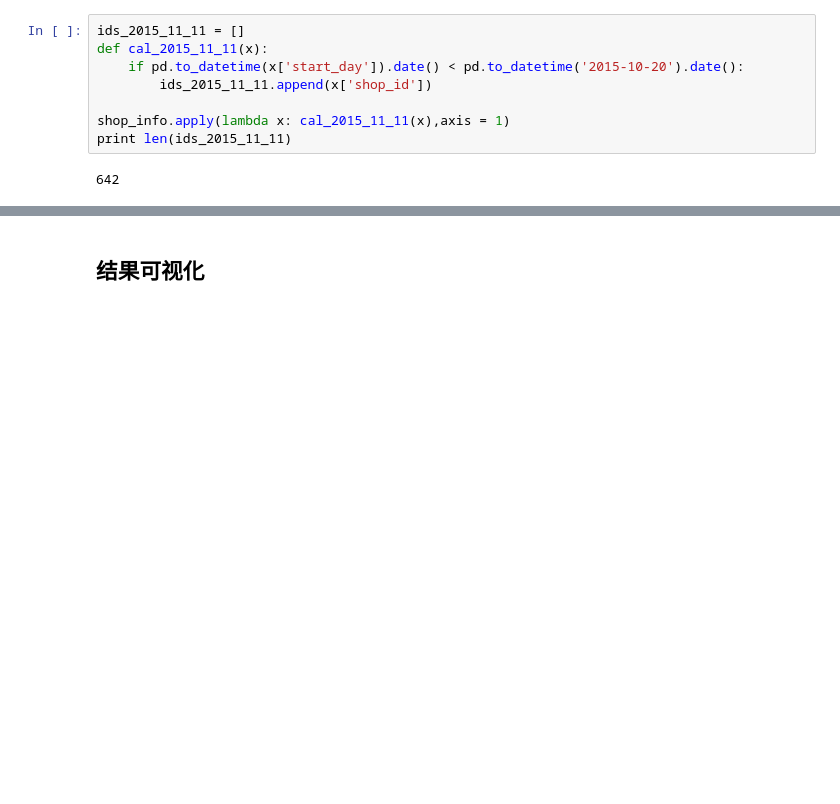
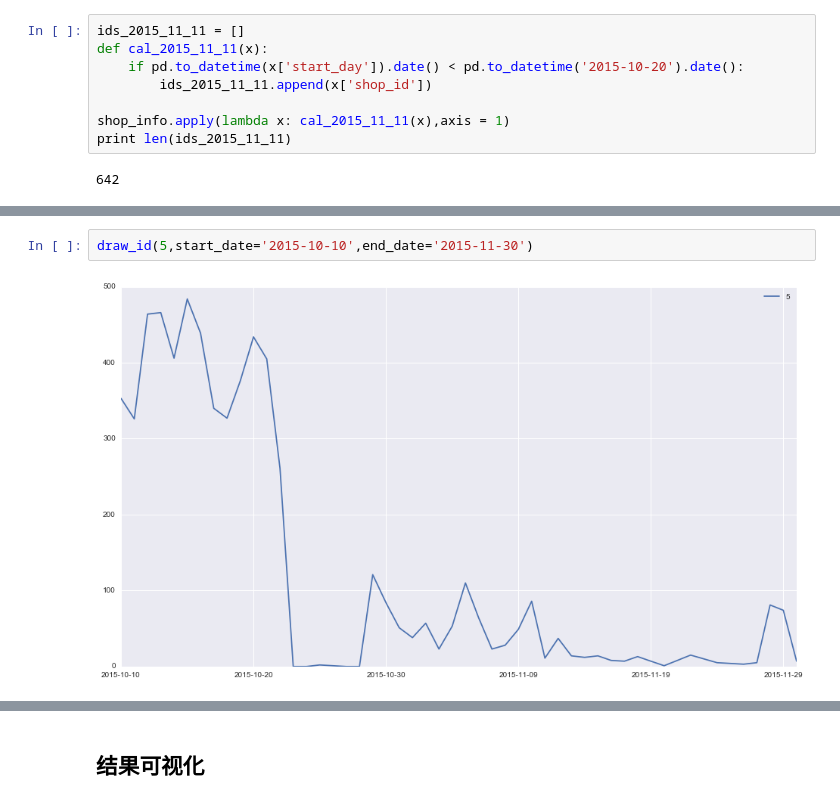
Before and after one commit to wakemeup-xyz/TianChi_IJCAI-17_sales_prediction_code, a Jupyter notebook: regression.ipynb, the cells around one changed output, grey strips where cells are left out. Cells and saved outputs as stored; diff of their text form; blank space fills up the shorter version.

```diff
--- a/regression.ipynb
+++ b/regression.ipynb
@@ -834,0 +927,4 @@ print len(ids_double11_checked)
+# %%
+draw_id(5,start_date='2015-10-10',end_date='2015-11-30')
+# %% [output]
+[figure, added]
```
Also changed, not shown: parts of 20 cells of this notebook, 2 other files.
